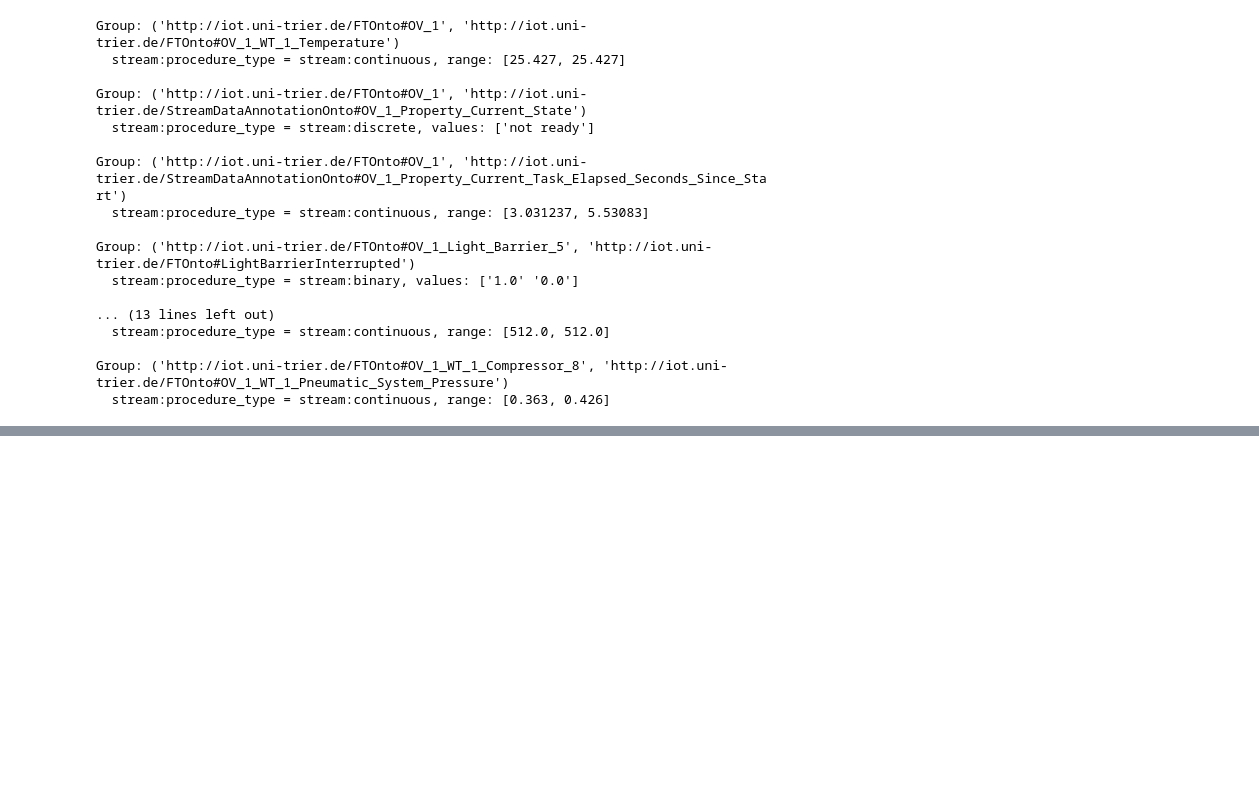
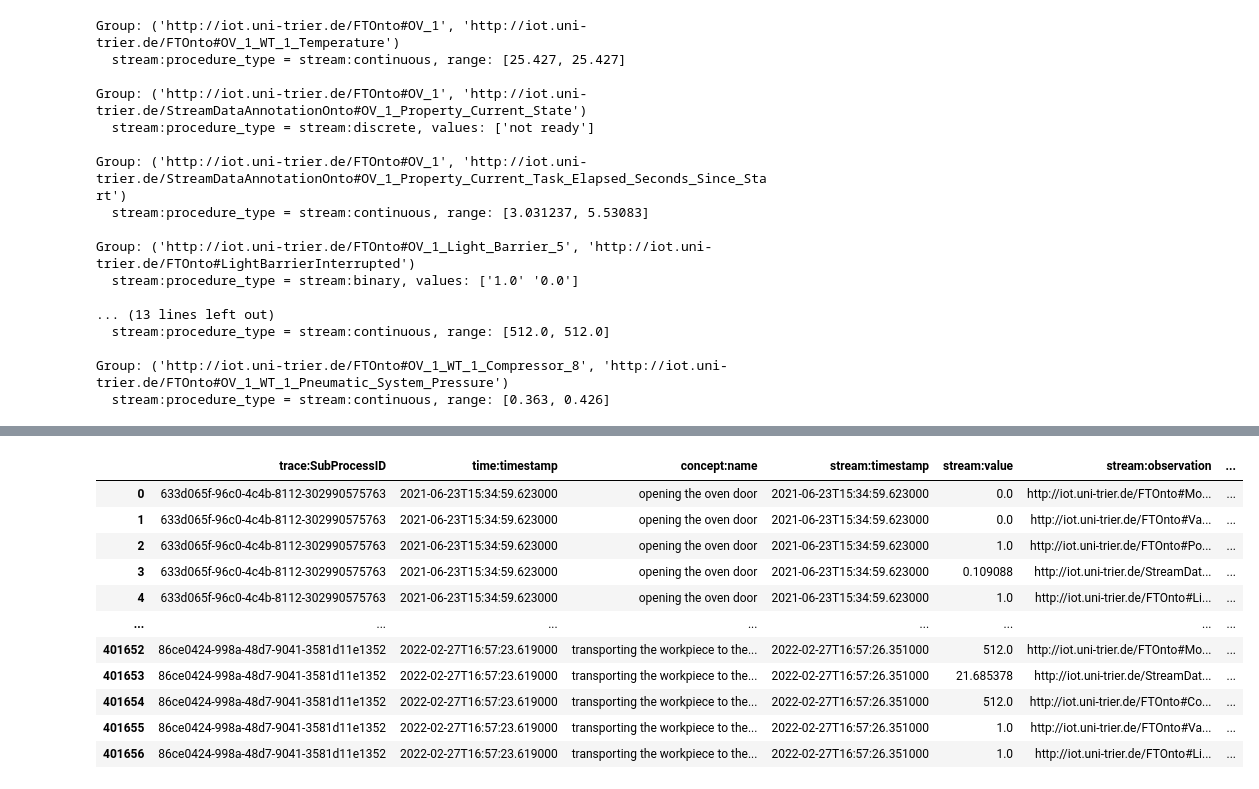
Before and after one commit to Olive305/Bachelor-thesis, a Jupyter notebook: Data/IoT enriched event log paper/document_log_content.ipynb, the cells around one changed output, grey strips where cells are left out. Drawn from its saved outputs; the diff is of its cells as text; code cells hidden in the pictures; blank space fills up the shorter version.

Commit message:
Added sensordata frequency checking

```diff
--- a/Data/IoT enriched event log paper/document_log_content.ipynb
+++ b/Data/IoT enriched event log paper/document_log_content.ipynb
@@ -556,0 +565,81 @@ Directly-follows relations (event1 -> event2):
+# %%
+df_sensor_grouped = con.execute("""
+    SELECT
+        "trace:SubProcessID", "time:timestamp", "concept:name", "stream:timestamp", "stream:value", "stream:observation", "org:resource", "operation_end_time", "stream:system"
+    FROM sensor_data
+    WHERE "org:resource" = 'ov_1'
+    GROUP BY "trace:SubProcessID", "time:timestamp", "concept:name", "stream:timestamp", "stream:value", "stream:observation", "org:resource", "operation_end_time", "stream:system"
+    ORDER BY "stream:timestamp"
+""").df()
+
+display(df_sensor_grouped)
+
+# Convert timestamps to pandas datetime (be lenient with mixed/iso formats)
+# use errors='coerce' to avoid exceptions for inconsistent formats and infer format
+df_sensor_grouped["stream:timestamp"] = pd.to_datetime(
+    df_sensor_grouped["stream:timestamp"], errors="coerce", infer_datetime_format=True, utc=True
+)
+df_sensor_grouped["time:timestamp"] = pd.to_datetime(
+    df_sensor_grouped["time:timestamp"], errors="coerce", infer_datetime_format=True, utc=True
+)
+
+# Get individual sensor_kinds
+sensor_kinds = df_sensor_grouped[["stream:observation", "stream:system"]].drop_duplicates()
+
+# Add a table to add values for individual sensor kinds
+all_sensor_event_stats = pd.DataFrame(columns=["stream:observation", "stream:system", "mean_std_dt", "mean_mean_dt"])
+
+
+for (obs, sys) in sensor_kinds.itertuples(index=False):
+
+    delta_df = df_sensor_grouped[
+        (df_sensor_grouped["stream:observation"] == obs) &
+        (df_sensor_grouped["stream:system"] == sys)
+    ].copy()
+
+    # Compute time deltas between sensor readings
+    delta_df["delta"] = delta_df.groupby(
+        ["trace:SubProcessID", "concept:name", "time:timestamp"]
+    )["stream:timestamp"].diff().dt.total_seconds()
+
+    # Aggregate deltas per event (verwende Standardabweichung statt Varianz)
+    event_stats = delta_df.groupby(
+        ["trace:SubProcessID", "concept:name", "time:timestamp"]
+    ).agg(
+        mean_dt=("delta", "mean"),
+        std_dt=("delta", "std"),
+        count=("delta", "count")
+    ).reset_index()
+
+    # Calculate the overall mean of std_dt and mean_dt
+    mean_std_dt = event_stats["std_dt"].mean()
+    mean_mean_dt = event_stats["mean_dt"].mean()
+
+    # Add the values to the all_sensor_event_stats table
+    # use .loc to append a new row safely (avoids deprecated DataFrame.append)
+    all_sensor_event_stats.loc[len(all_sensor_event_stats)] = {
+        "stream:observation": obs,
+        "stream:system": sys,
+        "mean_std_dt": mean_std_dt,
+        "mean_mean_dt": mean_mean_dt
+    }
+
+display(all_sensor_event_stats)
+
+# Save the attribute DataFrame to an Excel file in a "tables" subfolder
+tables_dir = os.path.join(os.getcwd(), "tables")
+os.makedirs(tables_dir, exist_ok=True)
+all_sensor_event_stats.to_excel(os.path.join(tables_dir, "sensor_event_time_deltas.xlsx"), index=False)
+# %% [output]
+|  | trace:SubProcessID | time:timestamp | concept:name | stream:timestamp | stream:value | stream:observation | ... |
+| 0 | 633d065f-96c0-4c4b-8112-302990575763 | 2021-06-23T15:34:59.623000 | opening the oven door | 2021-06-23T15:34:59.623000 | 0.0 | http://iot.uni-trier.de/FTOnto#Mo... | ... |
+| 1 | 633d065f-96c0-4c4b-8112-302990575763 | 2021-06-23T15:34:59.623000 | opening the oven door | 2021-06-23T15:34:59.623000 | 0.0 | http://iot.uni-trier.de/FTOnto#Va... | ... |
+| 2 | 633d065f-96c0-4c4b-8112-302990575763 | 2021-06-23T15:34:59.623000 | opening the oven door | 2021-06-23T15:34:59.623000 | 1.0 | http://iot.uni-trier.de/FTOnto#Po... | ... |
+| 3 | 633d065f-96c0-4c4b-8112-302990575763 | 2021-06-23T15:34:59.623000 | opening the oven door | 2021-06-23T15:34:59.623000 | 0.109088 | http://iot.uni-trier.de/StreamDat... | ... |
+| 4 | 633d065f-96c0-4c4b-8112-302990575763 | 2021-06-23T15:34:59.623000 | opening the oven door | 2021-06-23T15:34:59.623000 | 1.0 | http://iot.uni-trier.de/FTOnto#Li... | ... |
+| ... | ... | ... | ... | ... | ... | ... | ... |
+| 401652 | 86ce0424-998a-48d7-9041-3581d11e1352 | 2022-02-27T16:57:23.619000 | transporting the workpiece to the... | 2022-02-27T16:57:26.351000 | 512.0 | http://iot.uni-trier.de/FTOnto#Mo... | ... |
+| 401653 | 86ce0424-998a-48d7-9041-3581d11e1352 | 2022-02-27T16:57:23.619000 | transporting the workpiece to the... | 2022-02-27T16:57:26.351000 | 21.685378 | http://iot.uni-trier.de/StreamDat... | ... |
+| 401654 | 86ce0424-998a-48d7-9041-3581d11e1352 | 2022-02-27T16:57:23.619000 | transporting the workpiece to the... | 2022-02-27T16:57:26.351000 | 512.0 | http://iot.uni-trier.de/FTOnto#Co... | ... |
+| 401655 | 86ce0424-998a-48d7-9041-3581d11e1352 | 2022-02-27T16:57:23.619000 | transporting the workpiece to the... | 2022-02-27T16:57:26.351000 | 1.0 | http://iot.uni-trier.de/FTOnto#Va... | ... |
+| 401656 | 86ce0424-998a-48d7-9041-3581d11e1352 | 2022-02-27T16:57:23.619000 | transporting the workpiece to the... | 2022-02-27T16:57:26.351000 | 1.0 | http://iot.uni-trier.de/FTOnto#Li... | ... |
```
Also changed, not shown: parts of 10 cells of this notebook, 6 other files.
